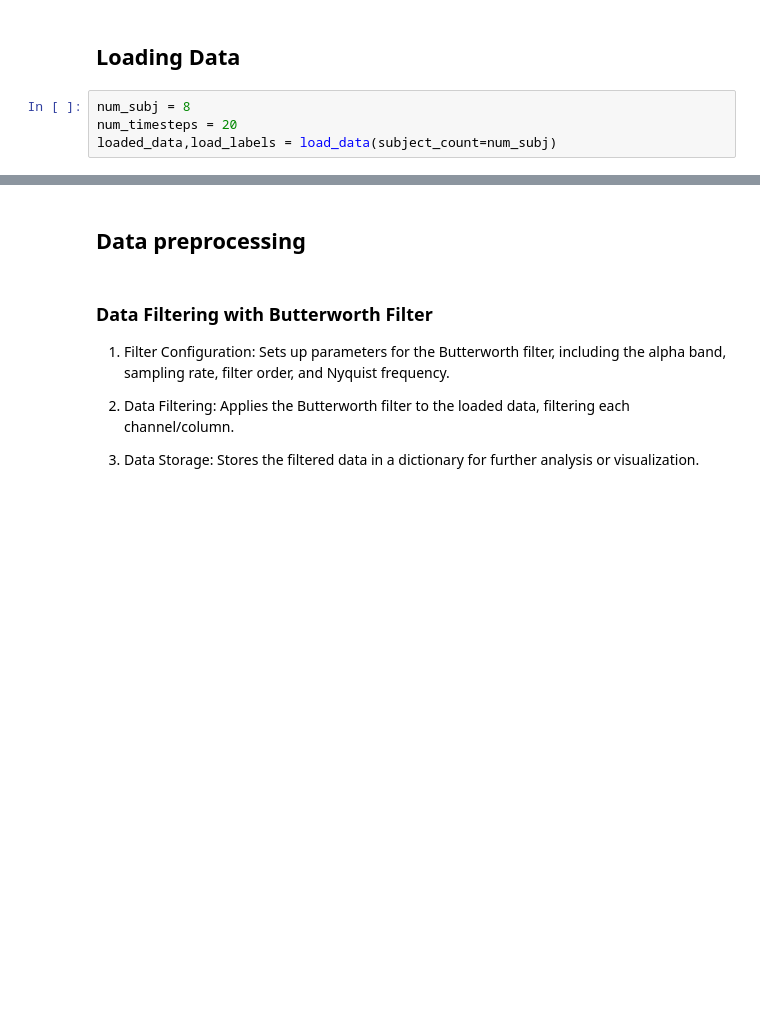
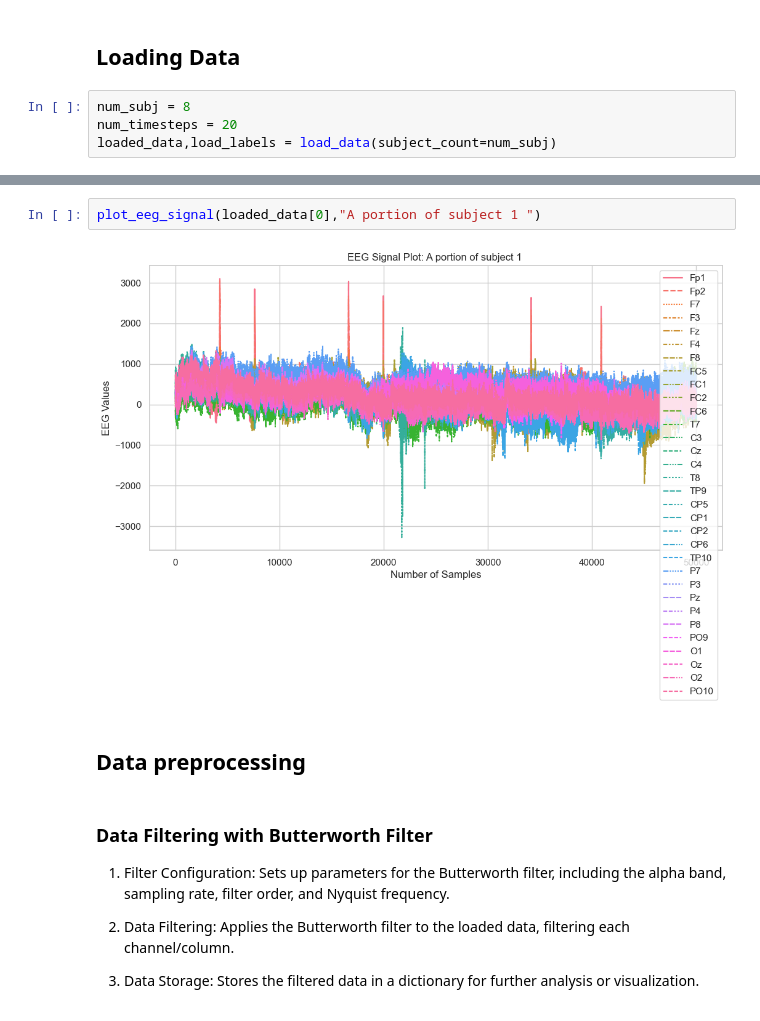
Before and after one commit to AmirMohammadiKarbalaei/Kaggle-Grasp-and-Lift-EEG-Detection, a Jupyter notebook: notebooks/eeg_signals_analysis.ipynb, the cells around one changed output, grey strips where cells are left out. Drawn from its saved outputs; the diff is of its cells as text; blank space fills up the shorter version.

```diff
--- a/notebooks/eeg_signals_analysis.ipynb
+++ b/notebooks/eeg_signals_analysis.ipynb
@@ -42,3 +48,7 @@ plt.show()
+# %%
+plot_eeg_signal(loaded_data[0],"A portion of subject 1 ")
+# %% [output]
+[figure, added]
 # %% [markdown]
 ## Data preprocessing
 # %% [markdown]
```
Also changed, not shown: parts of 16 cells of this notebook.
